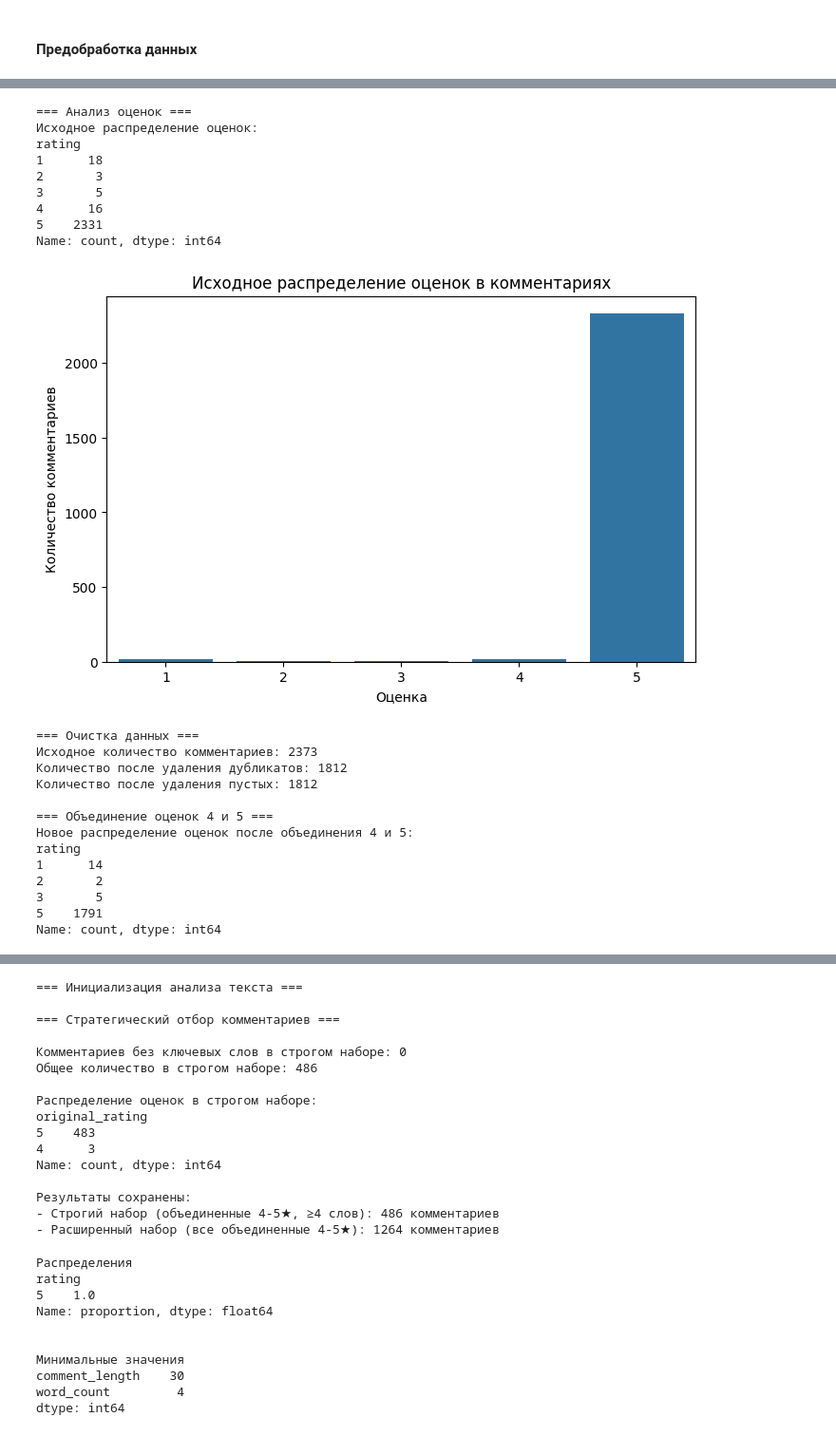
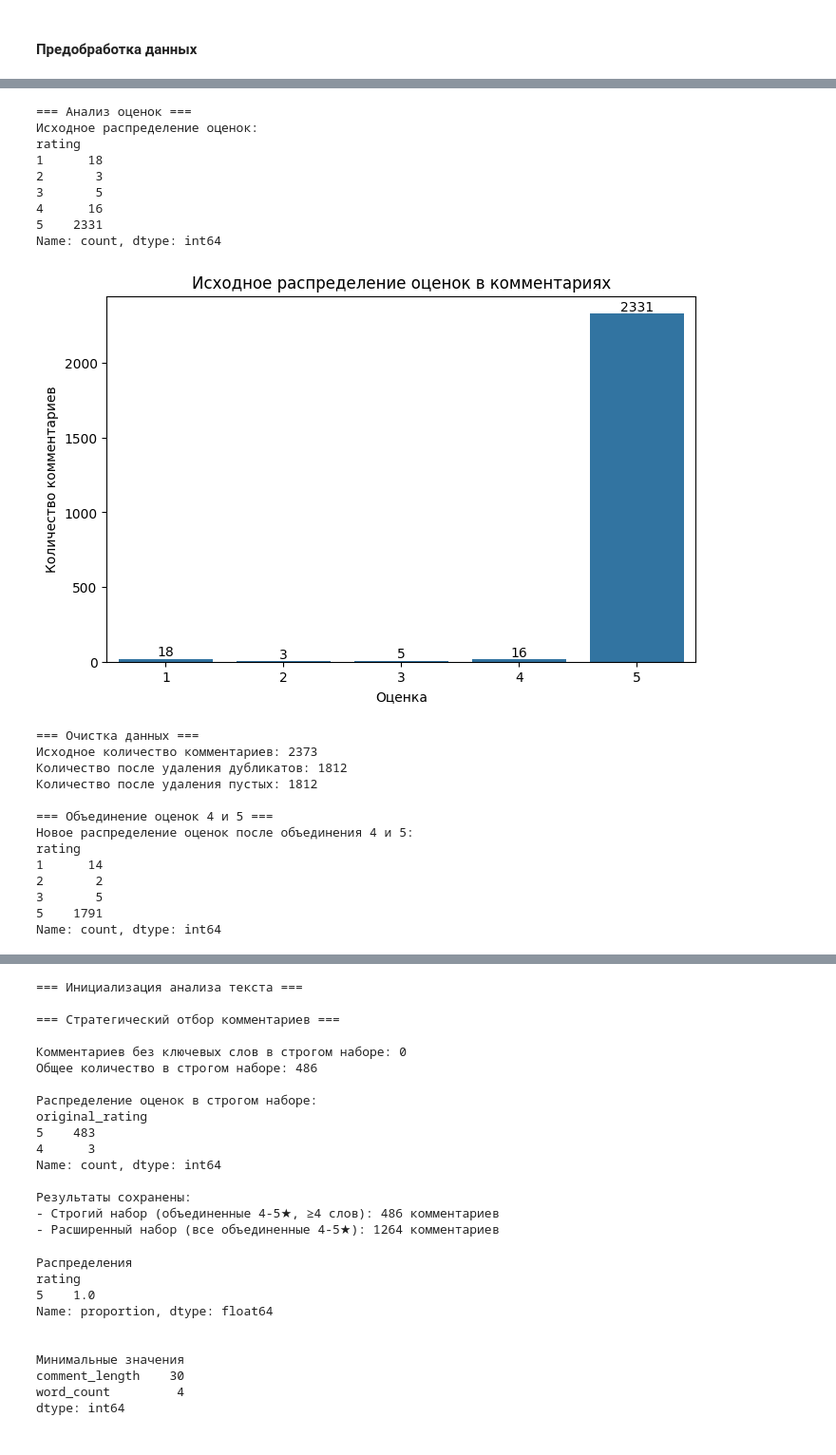
Before and after one commit to Samplovodsk/intensive_4, a Jupyter notebook: Andrey/main.ipynb, the cells around one changed output, grey strips where cells are left out. Shown: that part at 95% size. Cells and saved outputs as stored; diff of their text form; code cells hidden in the pictures.

```diff
--- a/Andrey/main.ipynb
+++ b/Andrey/main.ipynb
@@ -40,6 +40,11 @@ sns.barplot(x=rating_counts.index, y=rating_counts.values)
 plt.title('Исходное распределение оценок в комментариях')
 plt.xlabel('Оценка')
 plt.ylabel('Количество комментариев')
+
+# Добавление подписей значений
+for i, count in enumerate(rating_counts.values):
+    plt.text(i, count + 20, str(count), ha='center', fontsize=10)
+
 plt.show()
 
 # 3. Очистка данных
@@ -79,6 +84,11 @@ sns.barplot(x=new_rating_counts.index, y=new_rating_counts.values)
 plt.title('Распределение оценок после объединения 4 и 5')
 plt.xlabel('Оценка')
 plt.ylabel('Количество комментариев')
+
+# Добавление подписей значений
+for i, count in enumerate(new_rating_counts.values):
+    plt.text(i, count + 20, str(count), ha='center', fontsize=10)
+
 plt.show()
 
 # 5. Инициализация инструментов для анализа текста
@@ -272,34 +282,34 @@ Data columns (total 8 columns):
  3   Нравится скорость отработки заявок    0 non-null      float64
  4   Нравится качество выполнения заявки   0 non-null      float64
  5   Нравится качество работы сотрудников  0 non-null      float64
  6   Понравилось выполнение заявки         0 non-null      float64
  7   Вопрос решен                          0 non-null      float64
 dtypes: float64(5), int64(2), object(1)
 memory usage: 148.4+ KB
 
 Статистика по числовым столбцам:
 |  | id | rating | comment | Нравится скорость отработки заявок | Нравится качество выполнения заявки | Нравится качество работы сотрудников | ... |
 | count | 2.373000e+03 | 2373.000000 | 2373 | 0.0 | 0.0 | 0.0 | ... |
 | unique | NaN | NaN | 1812 | NaN | NaN | NaN | ... |
 | top | NaN | NaN | спасибо | NaN | NaN | NaN | ... |
 | freq | NaN | NaN | 108 | NaN | NaN | NaN | ... |
 | mean | 4.045973e+06 | 4.954909 | NaN | NaN | NaN | NaN | ... |
 | std | 1.653606e+05 | 0.382024 | NaN | NaN | NaN | NaN | ... |
 | min | 2.945792e+06 | 1.000000 | NaN | NaN | NaN | NaN | ... |
 | 25% | 3.912279e+06 | 5.000000 | NaN | NaN | NaN | NaN | ... |
 | 50% | 3.953130e+06 | 5.000000 | NaN | NaN | NaN | NaN | ... |
 | 75% | 4.203985e+06 | 5.000000 | NaN | NaN | NaN | NaN | ... |
 | max | 4.237692e+06 | 5.000000 | NaN | NaN | NaN | NaN | ... |
 === Анализ оценок ===
 Исходное распределение оценок:
 rating
 1      18
 2       3
 3       5
 4      16
 5    2331
 Name: count, dtype: int64
-[figure, old version]
+[figure, new version]
 === Очистка данных ===
 Исходное количество комментариев: 2373
 Количество после удаления дубликатов: 1812
```
Also changed, not shown: parts of 1 cell of this notebook.
